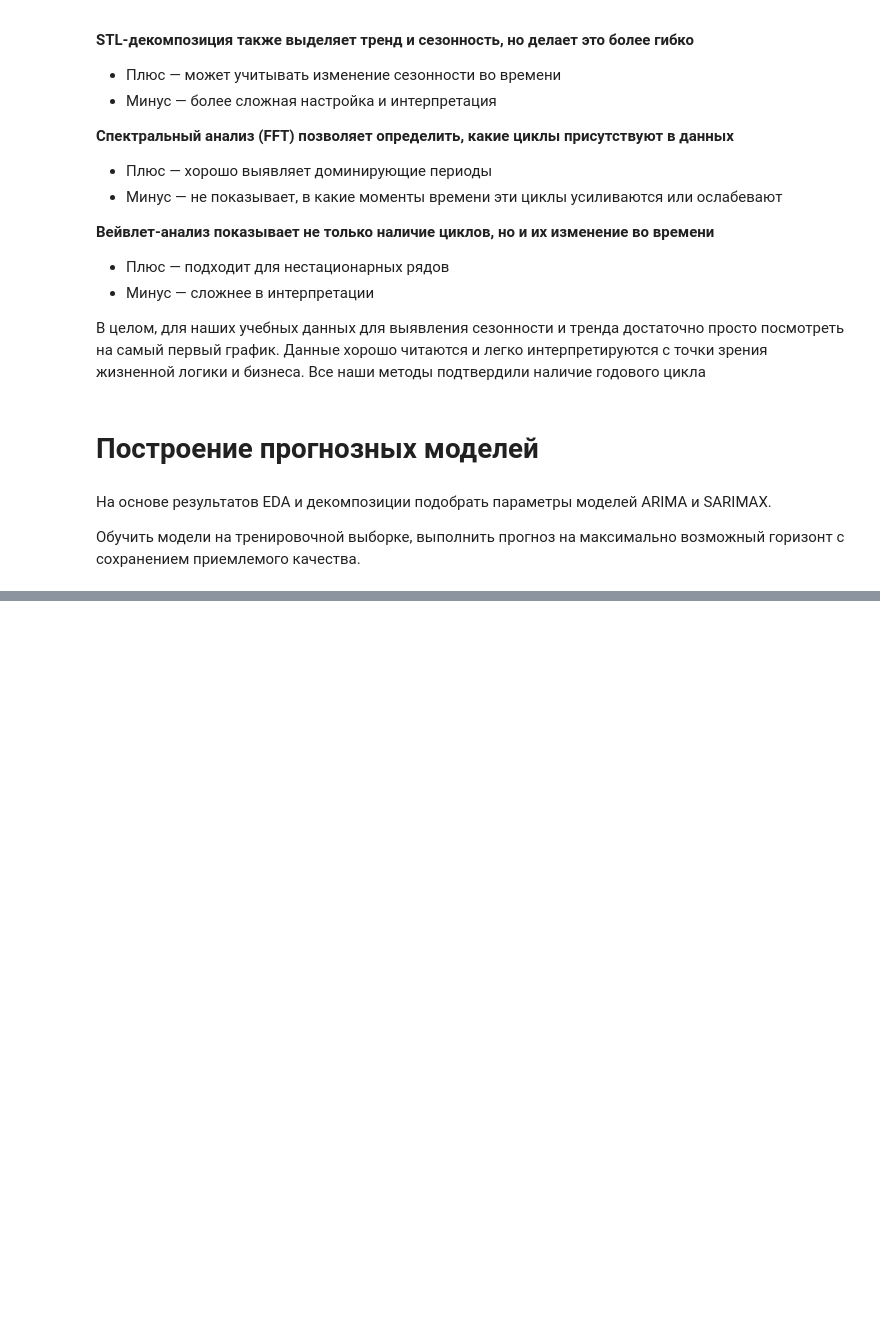
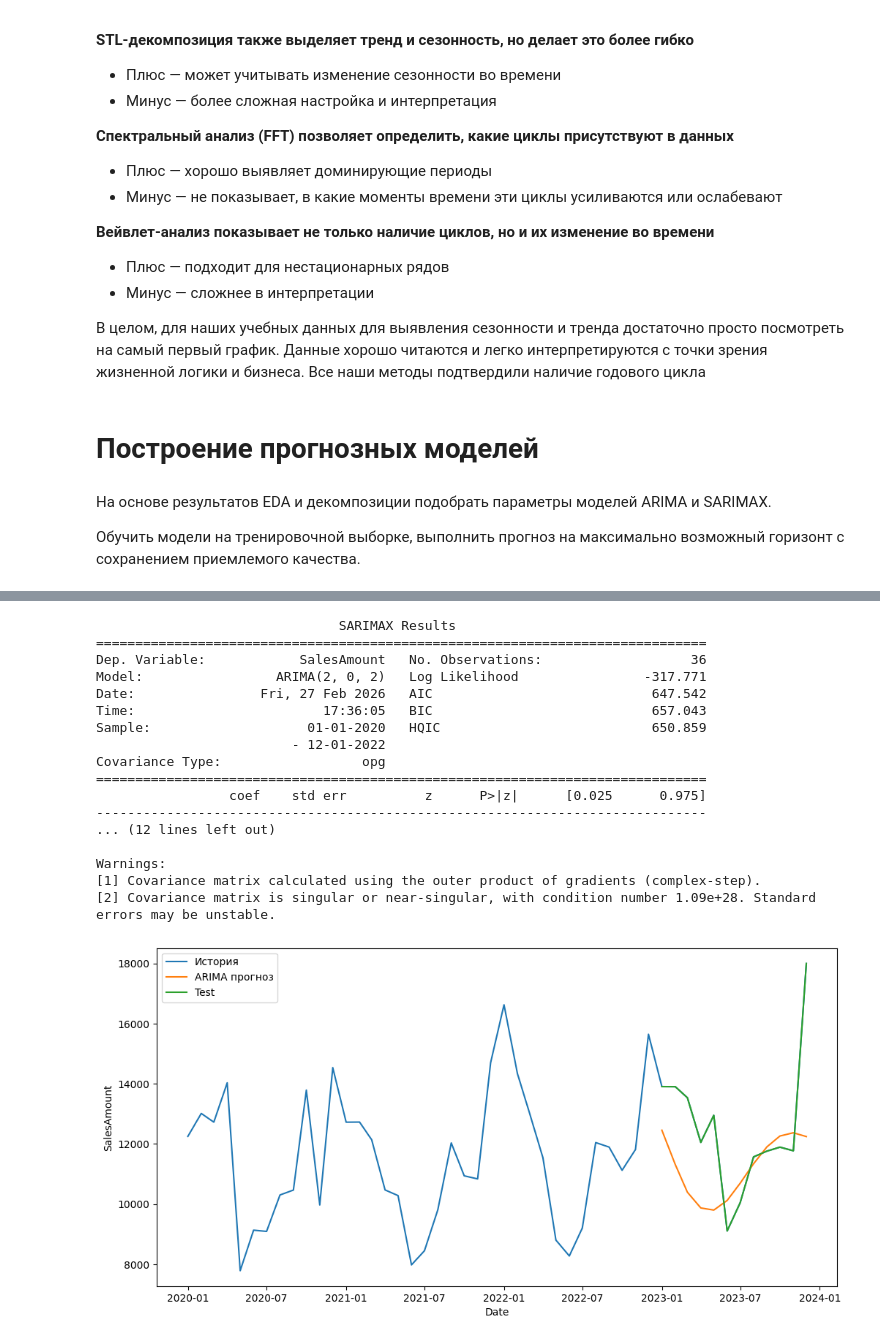
Before and after one commit to PavelBogoslovskiy/predictive_analytics, a Jupyter notebook: LR1/lr.ipynb, the cells around one changed output, grey strips where cells are left out. Saved outputs shown, nothing was run; the diff lists cells and outputs as text; code cells hidden in the pictures; blank space fills up the shorter version.

```diff
--- a/LR1/lr.ipynb
+++ b/LR1/lr.ipynb
@@ -235,0 +254,7 @@ plt.show()
+# %%
+# Разбивка на трейн и тест. Данные отсортированы, поэтому все в порядке
+train = y[:36]
+test = y[36:]
+
+exog_train = x[:36]
+exog_test = x[36:]
@@ -235,0 +282,31 @@ plt.show()
+# %%
+model_arima = ARIMA(train, order=(2,0,2)).fit()
+print(model_arima.summary())
+
+forecast_arima = model_arima.forecast(steps=12)
+
+plt.figure(figsize=(12,6))
+sns.lineplot(data=y, label='История')
+sns.lineplot(data=forecast_arima, label='ARIMA прогноз')
+sns.lineplot(data=test, label="Test")
+plt.legend()
+plt.show()
+# %% [output]
+                               SARIMAX Results
+==============================================================================
+Dep. Variable:            SalesAmount   No. Observations:                   36
+Model:                 ARIMA(2, 0, 2)   Log Likelihood                -317.771
+Date:                Fri, 27 Feb 2026   AIC                            647.542
+Time:                        17:36:05   BIC                            657.043
+Sample:                    01-01-2020   HQIC                           650.859
+                         - 12-01-2022
+Covariance Type:                  opg
+==============================================================================
+                 coef    std err          z      P>|z|      [0.025      0.975]
+------------------------------------------------------------------------------
+... (12 lines left out)
+
+Warnings:
+[1] Covariance matrix calculated using the outer product of gradients (complex-step).
+[2] Covariance matrix is singular or near-singular, with condition number 1.09e+28. Standard errors may be unstable.
+[figure, added]
```
Also changed, not shown: parts of 25 cells of this notebook.
